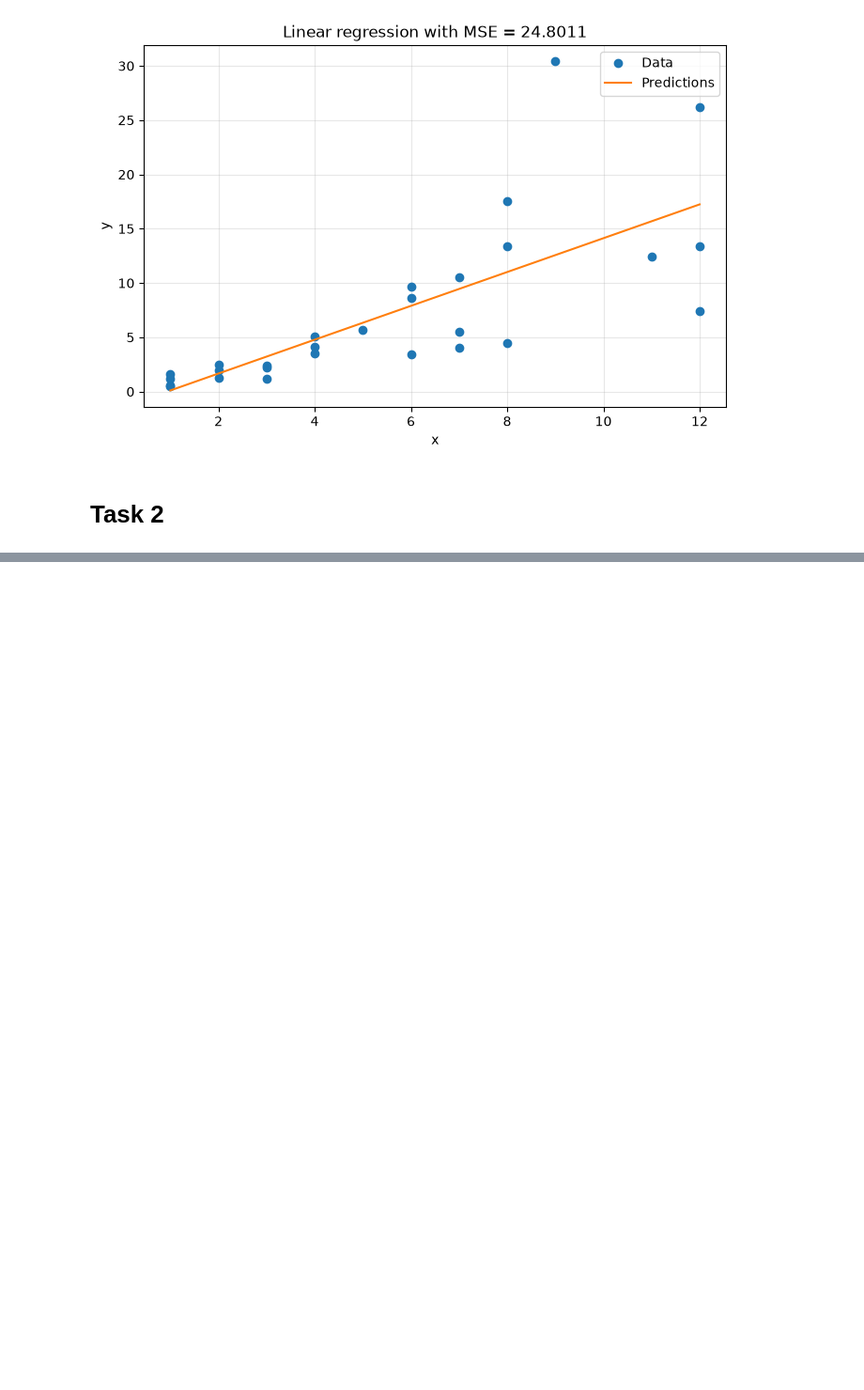
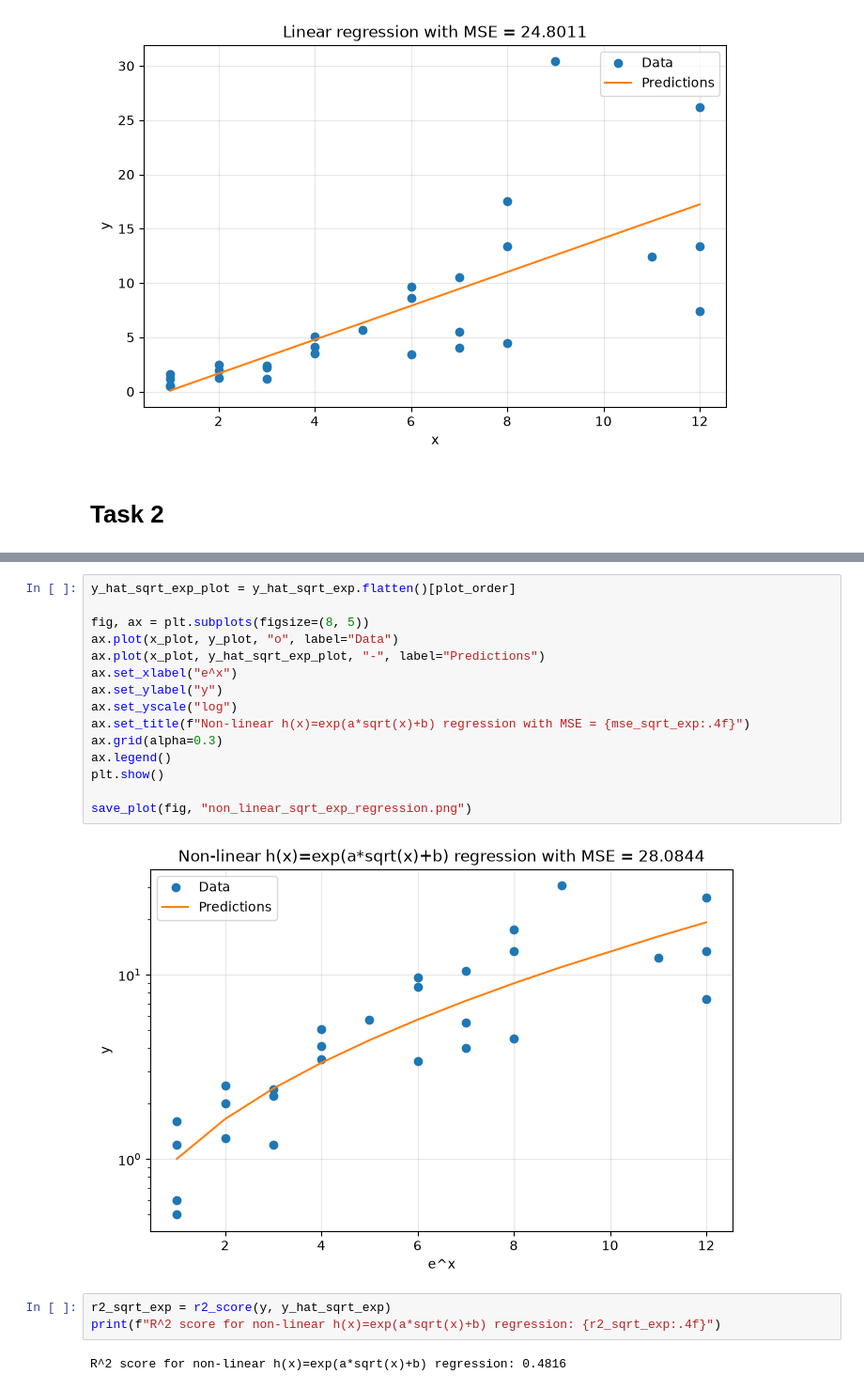
Before and after one commit to lspita-academic/ucph-machine-learning-a, a Jupyter notebook: assignments/ha1/regression/regression.ipynb, the cells around one changed output, grey strips where cells are left out. Shown at 94% size. Cells and saved outputs as stored; diff of their text form; blank space fills up the shorter version.

```diff
--- a/assignments/ha1/regression/regression.ipynb
+++ b/assignments/ha1/regression/regression.ipynb
@@ -72,0 +125,22 @@ plt.show()
+# %%
+y_hat_sqrt_exp_plot = y_hat_sqrt_exp.flatten()[plot_order]
+
+fig, ax = plt.subplots(figsize=(8, 5))
+ax.plot(x_plot, y_plot, "o", label="Data")
+ax.plot(x_plot, y_hat_sqrt_exp_plot, "-", label="Predictions")
+ax.set_xlabel("e^x")
+ax.set_ylabel("y")
+ax.set_yscale("log")
+ax.set_title(f"Non-linear h(x)=exp(a*sqrt(x)+b) regression with MSE = {mse_sqrt_exp:.4f}")
+ax.grid(alpha=0.3)
+ax.legend()
+plt.show()
+
+save_plot(fig, "non_linear_sqrt_exp_regression.png")
+# %% [output]
+[figure, added]
+# %%
+r2_sqrt_exp = r2_score(y, y_hat_sqrt_exp)
+print(f"R^2 score for non-linear h(x)=exp(a*sqrt(x)+b) regression: {r2_sqrt_exp:.4f}")
+# %% [output]
+R^2 score for non-linear h(x)=exp(a*sqrt(x)+b) regression: 0.4816
```
Also changed, not shown: parts of 10 cells of this notebook, 6 other files.
